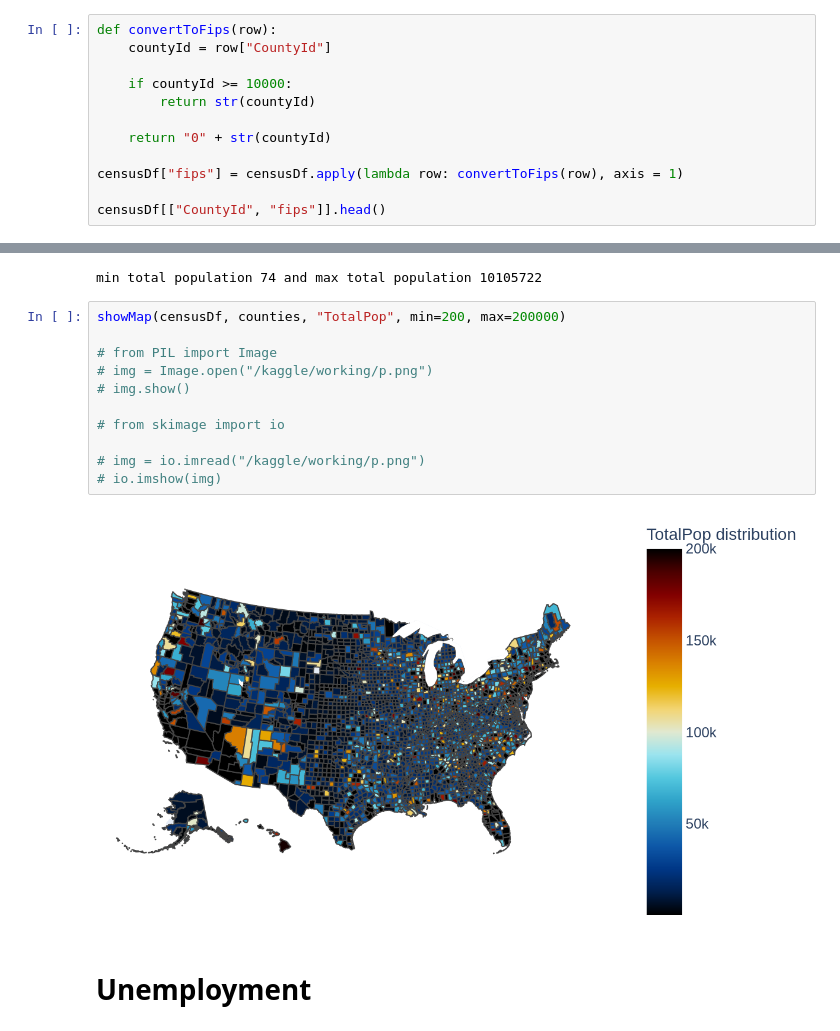
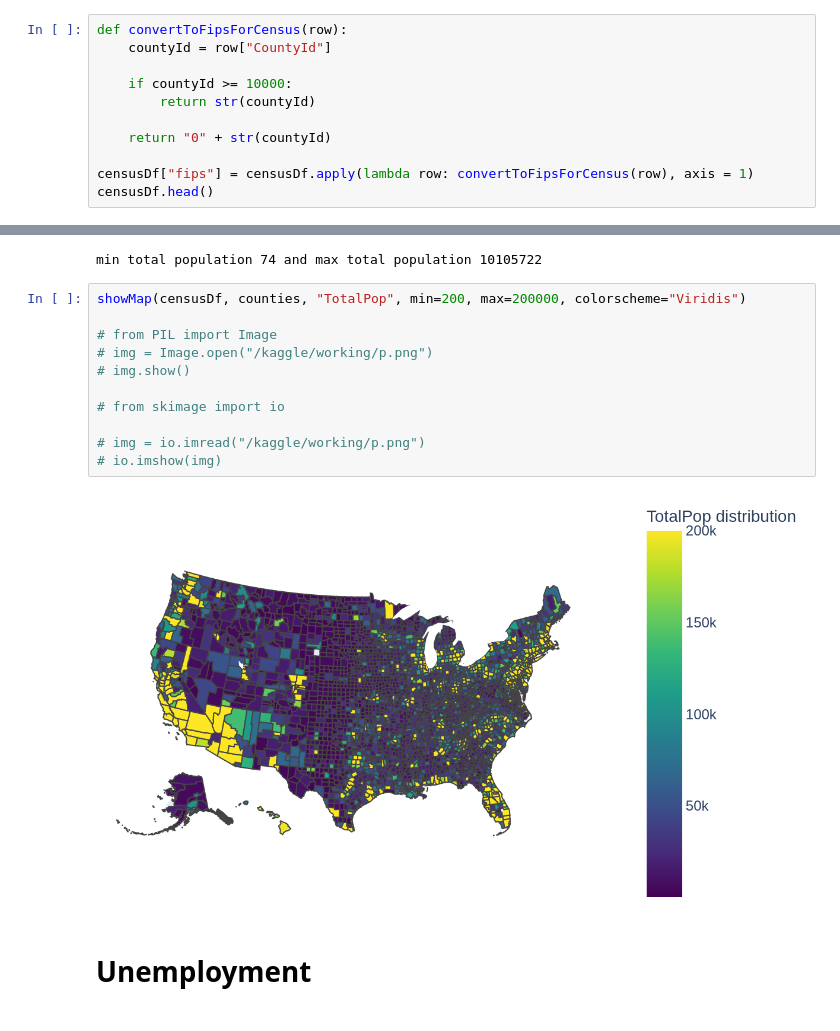
Before and after one commit to comanitza/machine-learning, a Jupyter notebook: notebooks/american-usa-statistics-visualized-on-maps.ipynb, the cells around one changed output, grey strips where cells are left out. Saved outputs shown, nothing was run; the diff lists cells and outputs as text.

Commit message:
Kaggle Notebook | American/USA statistics visualized on maps | Version 10

```diff
--- a/notebooks/american-usa-statistics-visualized-on-maps.ipynb
+++ b/notebooks/american-usa-statistics-visualized-on-maps.ipynb
@@ -105,7 +105,7 @@ print(len(counties))
 # %% [markdown]
 # Prepare the data
 # %%
-def convertToFips(row):
+def convertToFipsForCensus(row):
     countyId = row["CountyId"]
 
     if countyId >= 10000:
@@ -113,7 +113,6 @@ def convertToFips(row):
 
     return "0" + str(countyId)
 
-censusDf["fips"] = censusDf.apply(lambda row: convertToFips(row), axis = 1)
-
-censusDf[["CountyId", "fips"]].head()
+censusDf["fips"] = censusDf.apply(lambda row: convertToFipsForCensus(row), axis = 1)
+censusDf.head()
 # %% [output]
@@ -150,18 +174,18 @@ print(f"min total population {minTotalPopulation} and max total population {maxT
 # %% [output]
 min total population 74 and max total population 10105722
 # %%
-showMap(censusDf, counties, "TotalPop", min=200, max=200000)
+showMap(censusDf, counties, "TotalPop", min=200, max=200000, colorscheme="Viridis")
 
 # from PIL import Image
 # img = Image.open("/kaggle/working/p.png")
 # img.show()
 
 # from skimage import io
 
 # img = io.imread("/kaggle/working/p.png")
 # io.imshow(img)
 # %% [output]
-[figure, old version]
+[figure, new version]
 # %% [markdown]
 # Unemployment
 # %% [markdown]
```
Also changed, not shown: parts of 2 cells of this notebook.
